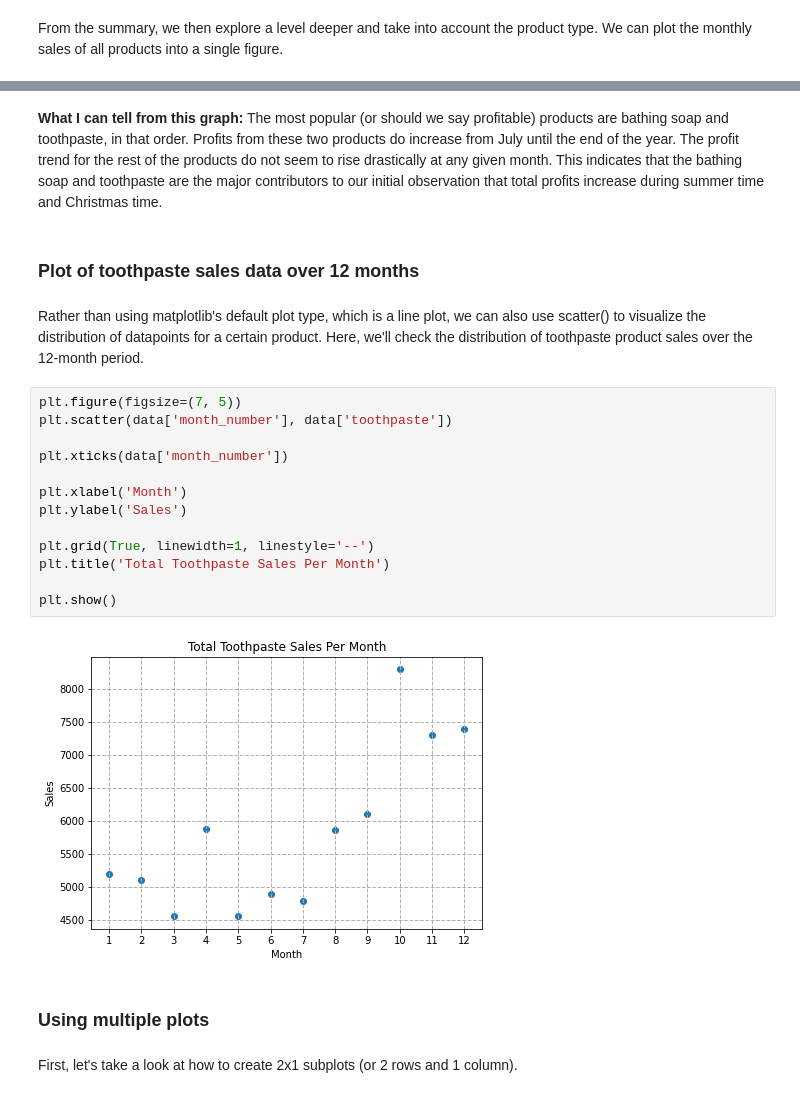
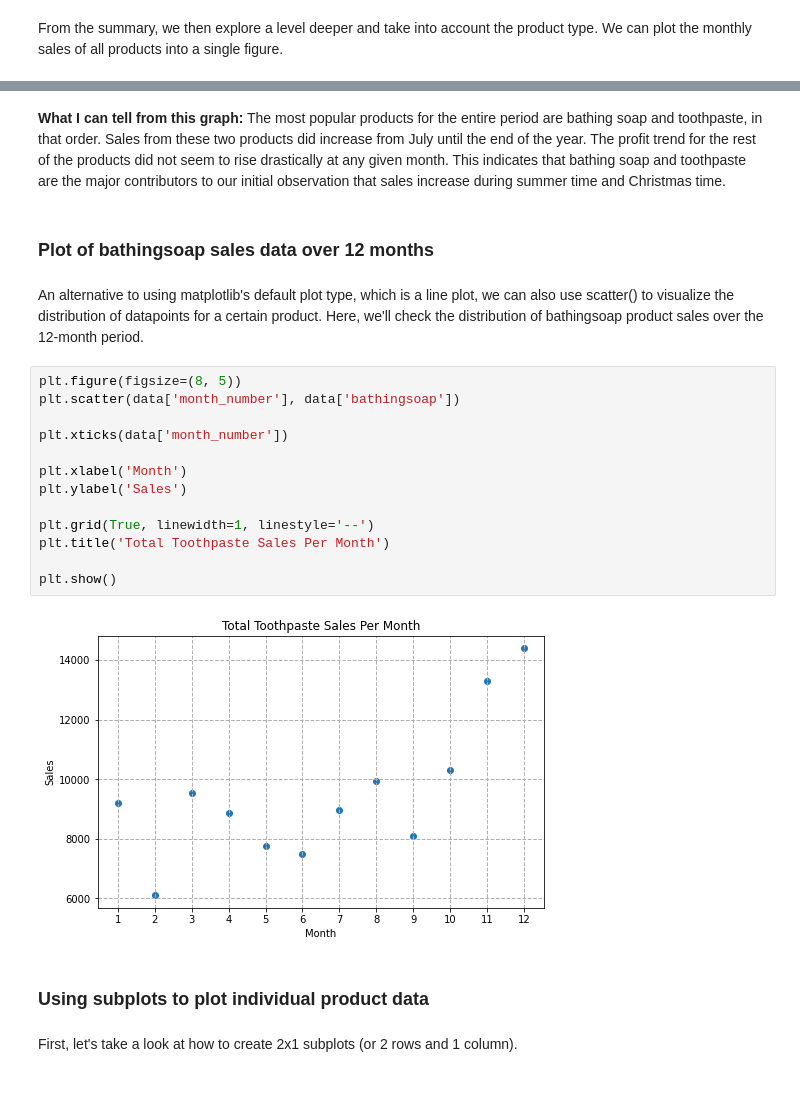
Before and after one commit to shielamms/AI-and-Data-Analysis, a Jupyter notebook: Matplotlib_Exercises.ipynb, the cells around one changed output, grey strips where cells are left out. Saved outputs shown, nothing was run; the diff lists cells and outputs as text.

```diff
--- a/Matplotlib_Exercises.ipynb
+++ b/Matplotlib_Exercises.ipynb
@@ -124,28 +117,28 @@ plt.show()
 # %% [output]
 [figure]
 # %% [markdown]
-**What I can tell from this graph:** The most popular (or should we say profitable) products are bathing soap and toothpaste, in that order. Profits from these two products do increase from July until the end of the year. The profit trend for the rest of the products do not seem to rise drastically at any given month. This indicates that the bathing soap and toothpaste are the major contributors to our initial observation that total profits increase during summer time and Christmas time.
+**What I can tell from this graph:** The most popular products for the entire period are bathing soap and toothpaste, in that order. Sales from these two products did increase from July until the end of the year. The profit trend for the rest of the products did not seem to rise drastically at any given month. This indicates that bathing soap and toothpaste are the major contributors to our initial observation that sales increase during summer time and Christmas time.
 # %% [markdown]
-### **Plot of toothpaste sales data over 12 months**
+### **Plot of bathingsoap sales data over 12 months**
 # %% [markdown]
-Rather than using matplotlib's default plot type, which is a line plot, we can also use scatter() to visualize the distribution of datapoints for a certain product. Here, we'll check the distribution of toothpaste product sales over the 12-month period.
+An alternative to using matplotlib's default plot type, which is a line plot, we can also use scatter() to visualize the distribution of datapoints for a certain product. Here, we'll check the distribution of bathingsoap product sales over the 12-month period.
 # %%
-plt.figure(figsize=(7, 5))
-plt.scatter(data['month_number'], data['toothpaste'])
+plt.figure(figsize=(8, 5))
+plt.scatter(data['month_number'], data['bathingsoap'])
 
 plt.xticks(data['month_number'])
 
 plt.xlabel('Month')
 plt.ylabel('Sales')
 
 plt.grid(True, linewidth=1, linestyle='--')
 plt.title('Total Toothpaste Sales Per Month')
 
 plt.show()
 # %% [output]
-[figure, old version]
+[figure, new version]
-# %% [markdown]
-### **Using multiple plots**
+# %% [markdown]
+### **Using subplots to plot individual product data**
 # %% [markdown]
 First, let's take a look at how to create 2x1 subplots (or 2 rows and 1 column).
 # %%
```
Also changed, not shown: parts of 10 cells of this notebook.
